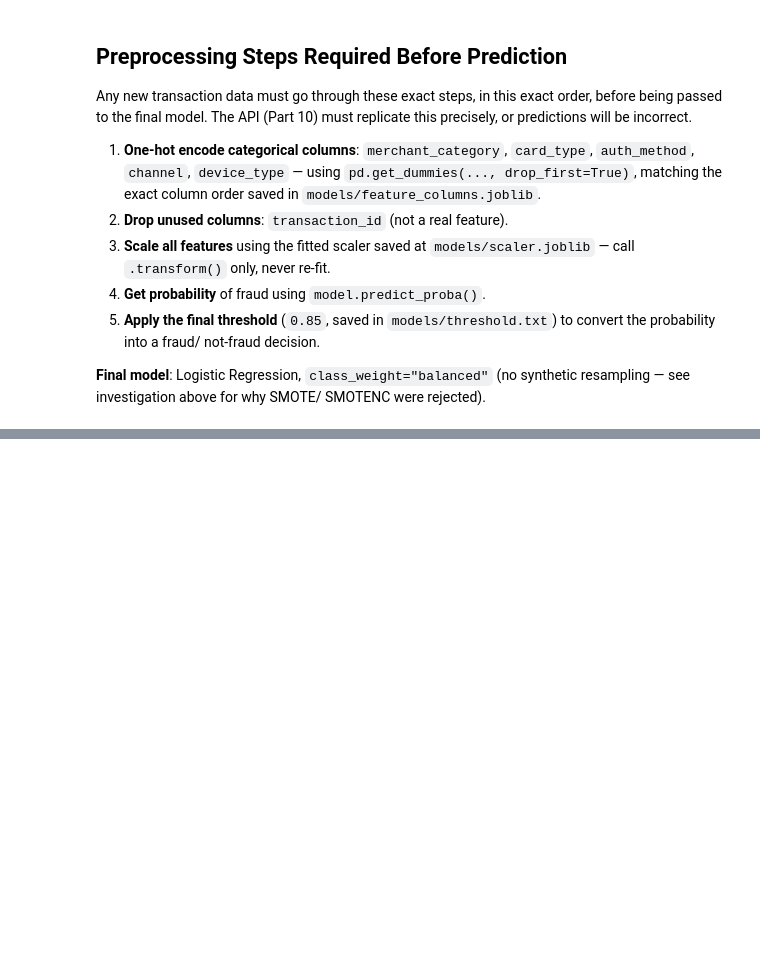
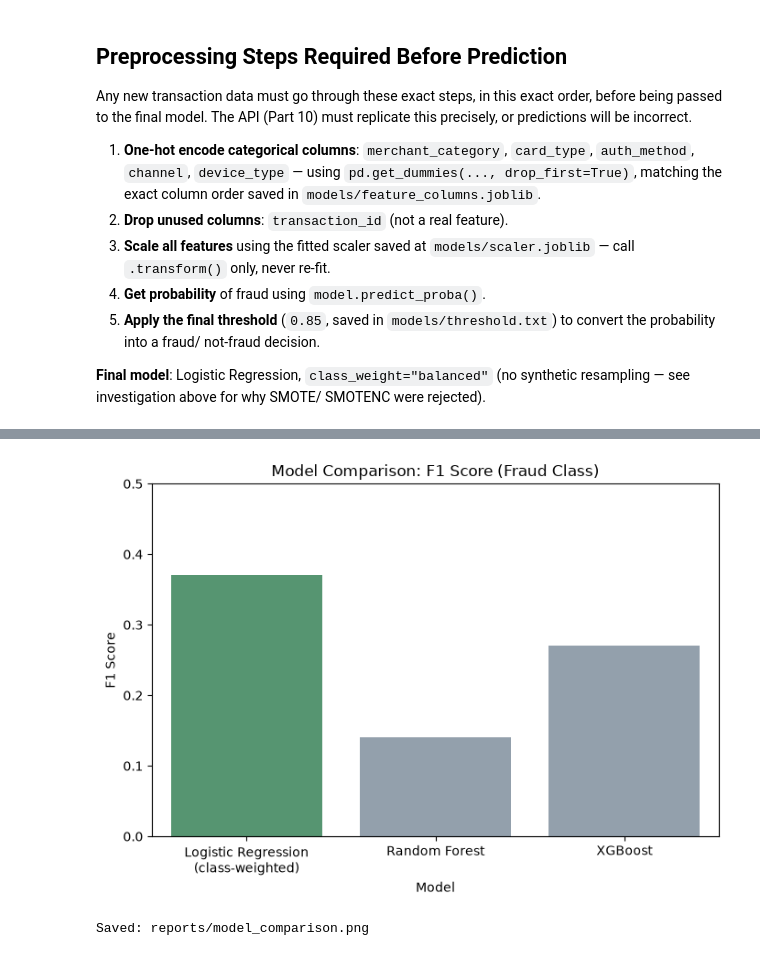
Before and after one commit to ISeckAli/Fraud-detection, a Jupyter notebook: notebooks/01_eda.ipynb, the cells around one changed output, grey strips where cells are left out. Saved outputs shown, nothing was run; the diff lists cells and outputs as text; code cells hidden in the pictures; blank space fills up the shorter version.

```diff
--- a/notebooks/01_eda.ipynb
+++ b/notebooks/01_eda.ipynb
@@ -990,0 +1044,20 @@ SMOTENC were rejected).
+# %%
+# Create and save a bar chart comparing all three models' F1 scores -
+# visually reinforcing the evidence-based model selection decision.
+comparison_final = pd.DataFrame({
+    "Model": ["Logistic Regression\n(class-weighted)", "Random Forest", "XGBoost"],
+    "F1 Score": [0.37, 0.14, 0.27]
+})
+
+plt.figure(figsize=(7, 5))
+sns.barplot(data=comparison_final, x="Model", y="F1 Score", hue="Model", legend=False, palette=["#4C9F70", "#8FA0B0", "#8FA0B0"])
+plt.title("Model Comparison: F1 Score (Fraud Class)")
+plt.ylabel("F1 Score")
+plt.ylim(0, 0.5)
+plt.tight_layout()
+plt.savefig("../reports/model_comparison.png", dpi=150)
+plt.show()
+print("Saved: reports/model_comparison.png")
+# %% [output]
+[figure, added]
+Saved: reports/model_comparison.png
```
Also changed, not shown: parts of 5 cells of this notebook, 5 other files.
